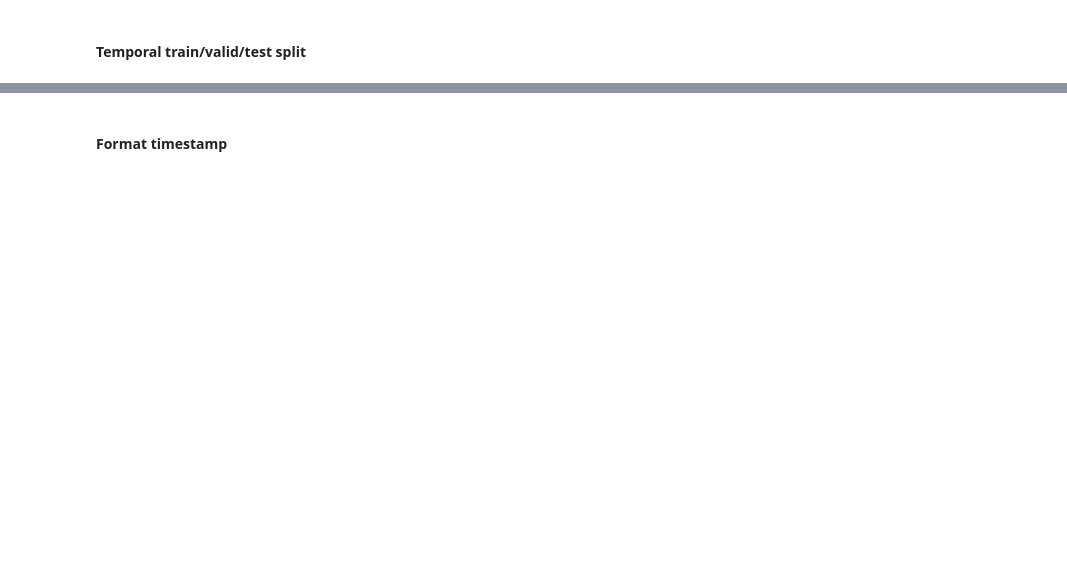
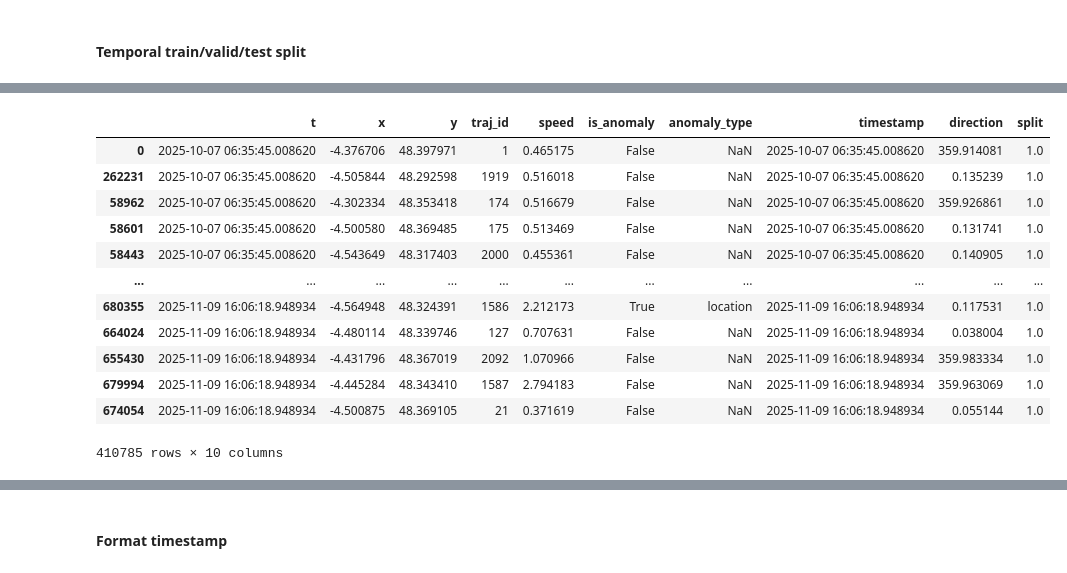
Before and after one commit to blackchou32/mobiml, a Jupyter notebook: examples/mobiml-geotracknet.ipynb, the cells around one changed output, grey strips where cells are left out. Saved outputs shown, nothing was run; the diff lists cells and outputs as text; code cells hidden in the pictures; blank space fills up the shorter version.

```diff
--- a/examples/mobiml-geotracknet.ipynb
+++ b/examples/mobiml-geotracknet.ipynb
@@ -165 +134,21 @@ aisdk_train
+# %%
+simulated_train = simulated.df[(simulated.df["split"] == 1.0)]
+simulated_valid = simulated.df[(simulated.df["split"] == 2.0)]
+simulated_test = simulated.df[(simulated.df["split"] == 3.0)]
+# %%
+simulated_train
+# %% [output]
+|  | t | x | y | traj_id | speed | is_anomaly | anomaly_type | timestamp | direction | split |
+| 0 | 2025-10-07 06:35:45.008620 | -4.376706 | 48.397971 | 1 | 0.465175 | False | NaN | 2025-10-07 06:35:45.008620 | 359.914081 | 1.0 |
+| 262231 | 2025-10-07 06:35:45.008620 | -4.505844 | 48.292598 | 1919 | 0.516018 | False | NaN | 2025-10-07 06:35:45.008620 | 0.135239 | 1.0 |
+| 58962 | 2025-10-07 06:35:45.008620 | -4.302334 | 48.353418 | 174 | 0.516679 | False | NaN | 2025-10-07 06:35:45.008620 | 359.926861 | 1.0 |
+| 58601 | 2025-10-07 06:35:45.008620 | -4.500580 | 48.369485 | 175 | 0.513469 | False | NaN | 2025-10-07 06:35:45.008620 | 0.131741 | 1.0 |
+| 58443 | 2025-10-07 06:35:45.008620 | -4.543649 | 48.317403 | 2000 | 0.455361 | False | NaN | 2025-10-07 06:35:45.008620 | 0.140905 | 1.0 |
+| ... | ... | ... | ... | ... | ... | ... | ... | ... | ... | ... |
+| 680355 | 2025-11-09 16:06:18.948934 | -4.564948 | 48.324391 | 1586 | 2.212173 | True | location | 2025-11-09 16:06:18.948934 | 0.117531 | 1.0 |
+| 664024 | 2025-11-09 16:06:18.948934 | -4.480114 | 48.339746 | 127 | 0.707631 | False | NaN | 2025-11-09 16:06:18.948934 | 0.038004 | 1.0 |
+| 655430 | 2025-11-09 16:06:18.948934 | -4.431796 | 48.367019 | 2092 | 1.070966 | False | NaN | 2025-11-09 16:06:18.948934 | 359.983334 | 1.0 |
+| 679994 | 2025-11-09 16:06:18.948934 | -4.445284 | 48.343410 | 1587 | 2.794183 | False | NaN | 2025-11-09 16:06:18.948934 | 359.963069 | 1.0 |
+| 674054 | 2025-11-09 16:06:18.948934 | -4.500875 | 48.369105 | 21 | 0.371619 | False | NaN | 2025-11-09 16:06:18.948934 | 0.055144 | 1.0 |
+410785 rows × 10 columns
 # %%
```
Also changed, not shown: parts of 47 cells of this notebook, 28 other files.
